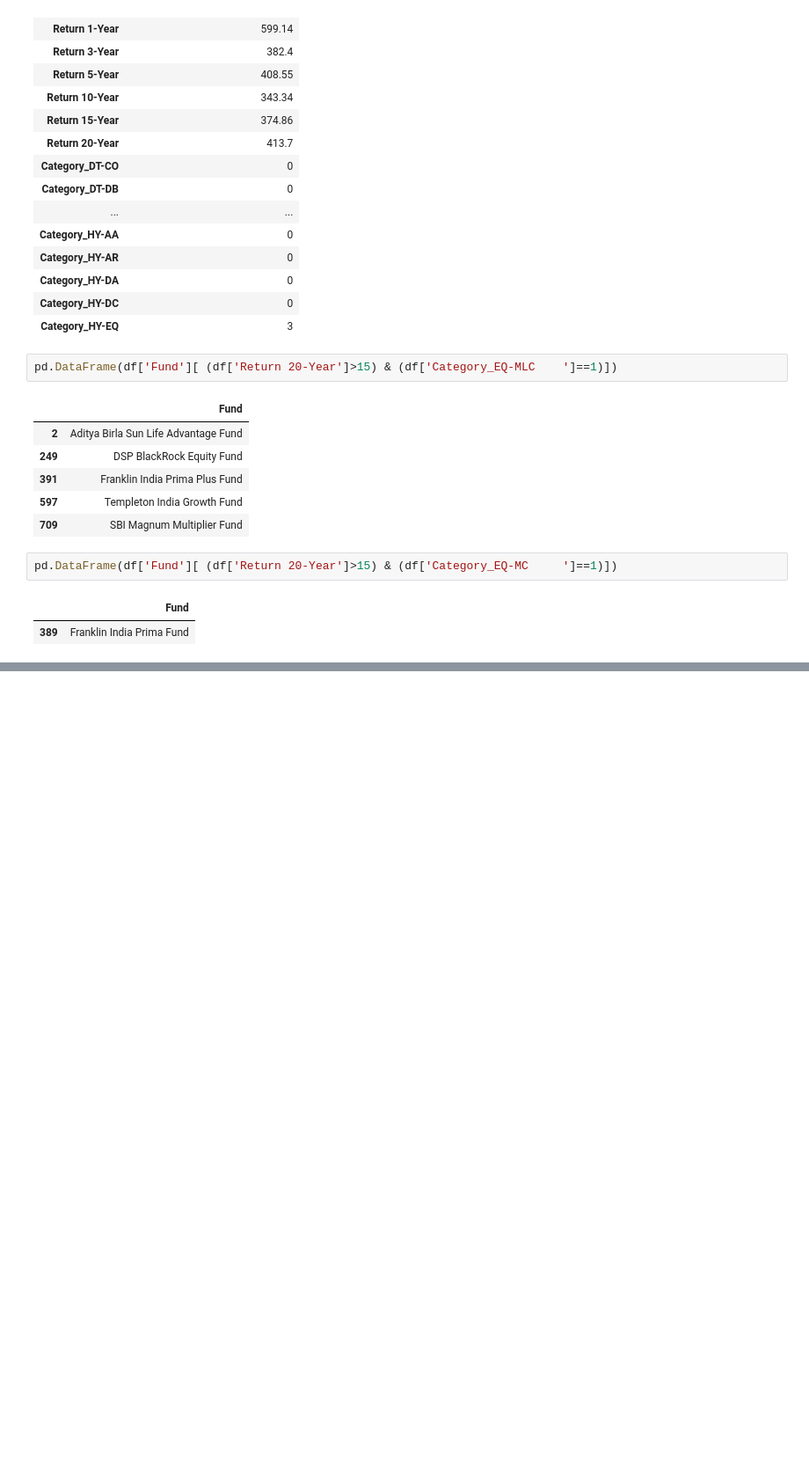
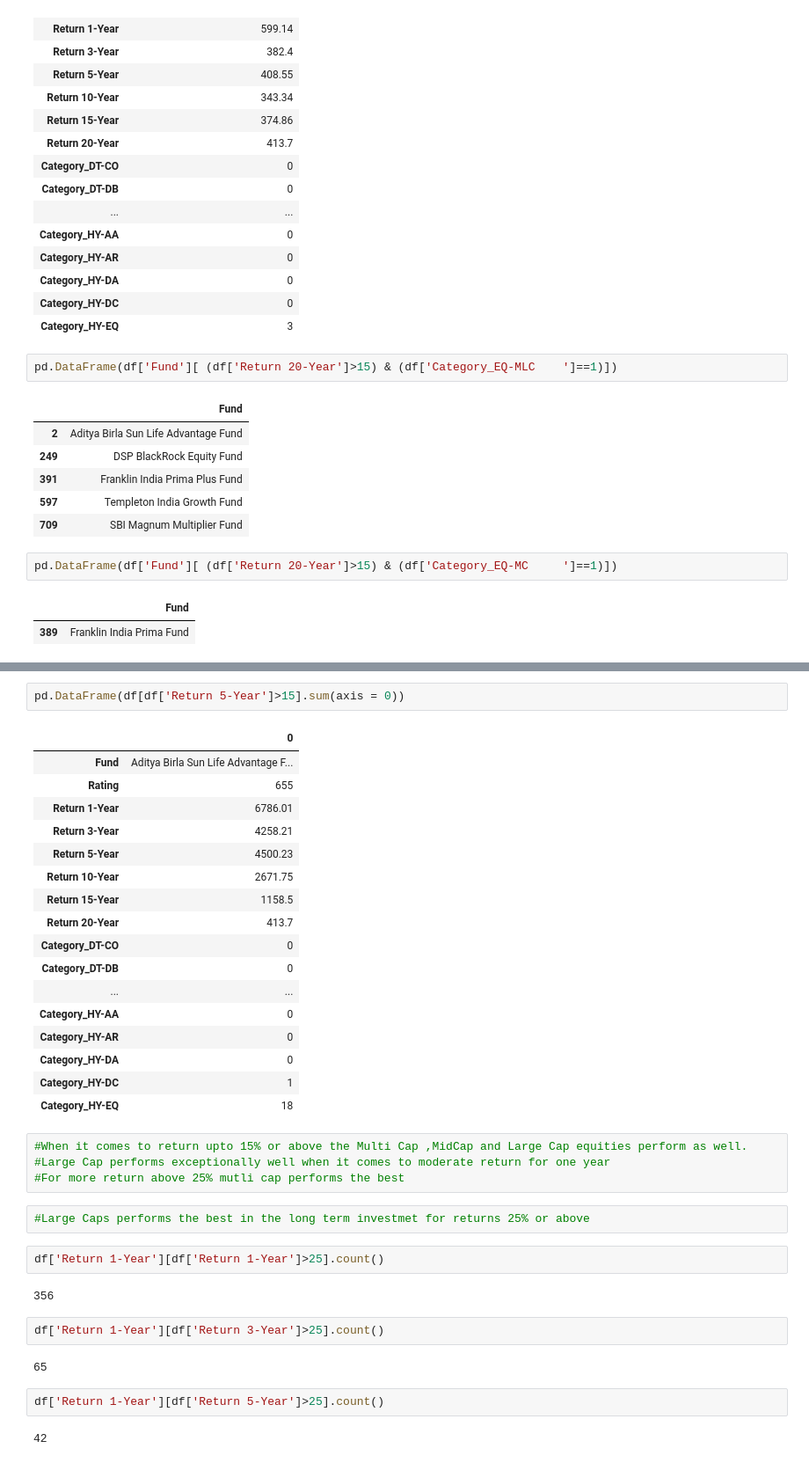
Before and after one commit to MritunjayMohitesh/SIP_return_analysis, a Jupyter notebook: sip_analysis.ipynb, the cells around one changed output, grey strips where cells are left out. Shown at 88% size. Saved outputs shown, nothing was run; the diff lists cells and outputs as text; blank space fills up the shorter version.

```diff
--- a/sip_analysis.ipynb
+++ b/sip_analysis.ipynb
@@ -392,0 +437,38 @@ pd.DataFrame(df['Fund'][ (df['Return 20-Year']>15) & (df['Category_EQ-MC     ']=
+# %%
+pd.DataFrame(df[df['Return 5-Year']>15].sum(axis = 0))
+# %% [output]
+|  | 0 |
+| Fund | Aditya Birla Sun Life Advantage F... |
+| Rating | 655 |
+| Return 1-Year | 6786.01 |
+| Return 3-Year | 4258.21 |
+| Return 5-Year | 4500.23 |
+| Return 10-Year | 2671.75 |
+| Return 15-Year | 1158.5 |
+| Return 20-Year | 413.7 |
+| Category_DT-CO | 0 |
+| Category_DT-DB | 0 |
+| ... | ... |
+| Category_HY-AA | 0 |
+| Category_HY-AR | 0 |
+| Category_HY-DA | 0 |
+| Category_HY-DC | 1 |
+| Category_HY-EQ | 18 |
+# %%
+#When it comes to return upto 15% or above the Multi Cap ,MidCap and Large Cap equities perform as well.
+#Large Cap performs exceptionally well when it comes to moderate return for one year
+#For more return above 25% mutli cap performs the best
+# %%
+#Large Caps performs the best in the long term investmet for returns 25% or above
+# %%
+df['Return 1-Year'][df['Return 1-Year']>25].count()
+# %% [output]
+356
+# %%
+df['Return 1-Year'][df['Return 3-Year']>25].count()
+# %% [output]
+65
+# %%
+df['Return 1-Year'][df['Return 5-Year']>25].count()
+# %% [output]
+42
```
Also changed, not shown: parts of 21 cells of this notebook.
